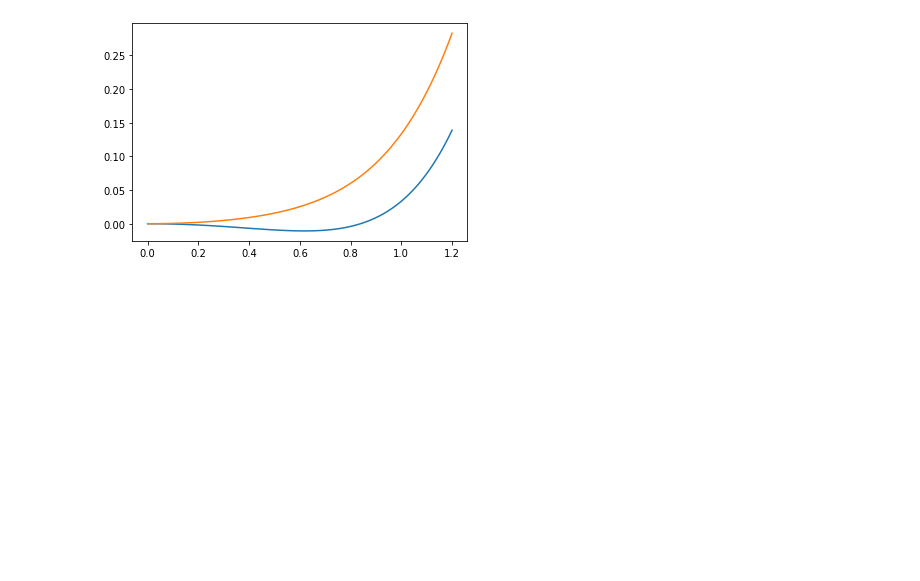
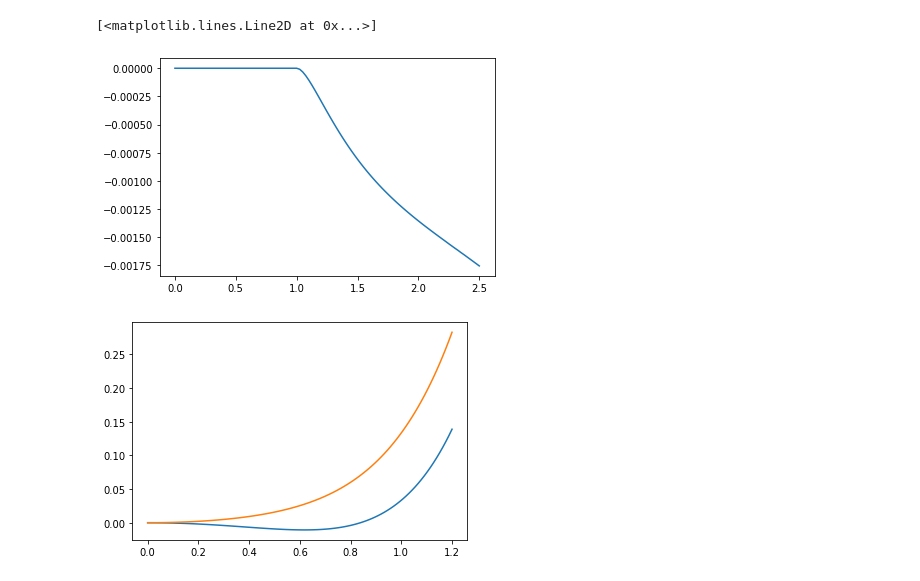
Before and after one commit to martkjoh/prosjektopggave, a Jupyter notebook: scripts/numerikk/test_notebook.ipynb, the cells around one changed output. Cells and saved outputs as stored; diff of their text form; code cells hidden in the pictures; blank space fills up the shorter version.

```diff
--- a/scripts/numerikk/test_notebook.ipynb
+++ b/scripts/numerikk/test_notebook.ipynb
@@ -8 +36,8 @@ from functions import *
+# %%
+F3 = np.load("data/F3.npy")
+
+plt.plot(mu_list, F3)
+# %% [output]
+[<matplotlib.lines.Line2D at 0x...>]
+[figure, added]
 # %%
```
Also changed, not shown: parts of 6 cells of this notebook, 32 other files.
